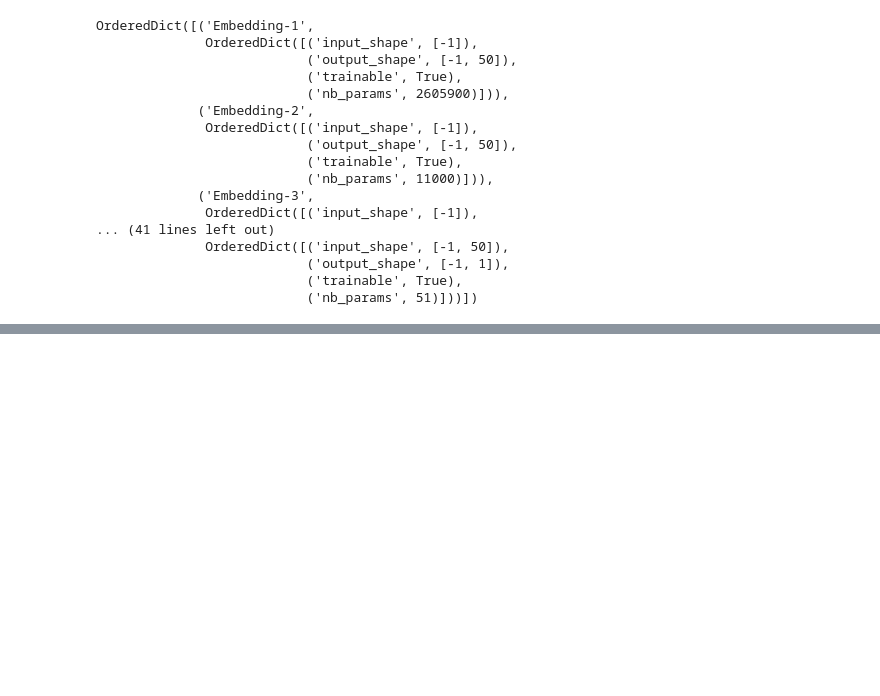
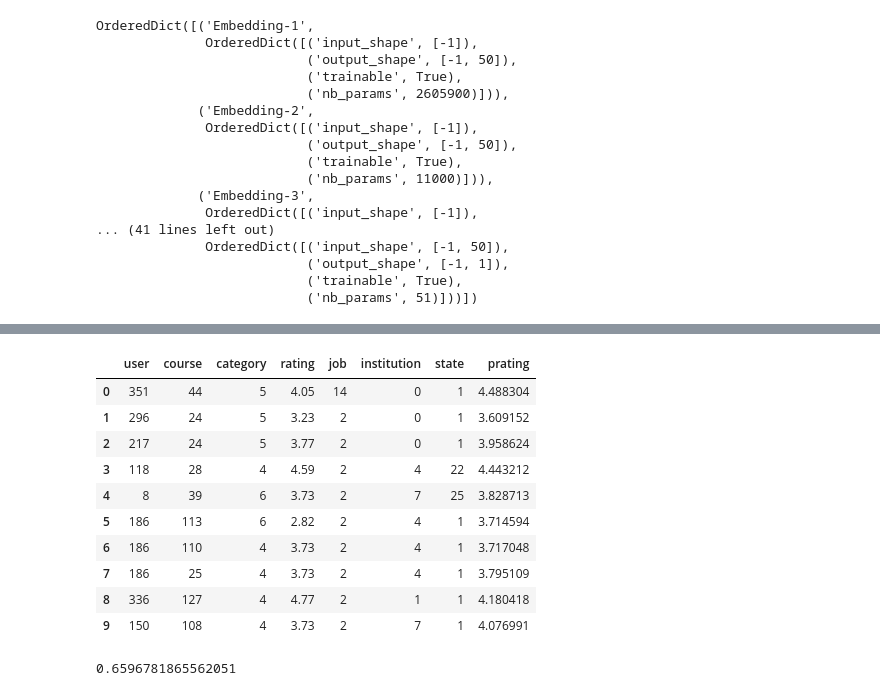
Before and after one commit to sariabod/mlnd_capstone, a Jupyter notebook: project.ipynb, the cells around one changed output, grey strips where cells are left out. Saved outputs shown, nothing was run; the diff lists cells and outputs as text; code cells hidden in the pictures; blank space fills up the shorter version.

```diff
--- a/project.ipynb
+++ b/project.ipynb
@@ -215,0 +254,21 @@ prediction[0][0]
+# %%
+def get_rating(df):
+    cat = df[cat_vars].values.astype(np.int64)[None]
+    prediction = to_np(model(V(cat),[]))
+    return prediction[0][0]
+# %%
+post_test['prating'] = post_test.apply(get_rating, axis=1)
+# %%
+post_test.head(10)
+# %% [output]
+|  | user | course | category | rating | job | institution | state | prating |
+| 0 | 351 | 44 | 5 | 4.05 | 14 | 0 | 1 | 4.488304 |
+| 1 | 296 | 24 | 5 | 3.23 | 2 | 0 | 1 | 3.609152 |
+| 2 | 217 | 24 | 5 | 3.77 | 2 | 0 | 1 | 3.958624 |
+| 3 | 118 | 28 | 4 | 4.59 | 2 | 4 | 22 | 4.443212 |
+| 4 | 8 | 39 | 6 | 3.73 | 2 | 7 | 25 | 3.828713 |
+| 5 | 186 | 113 | 6 | 2.82 | 2 | 4 | 1 | 3.714594 |
+| 6 | 186 | 110 | 4 | 3.73 | 2 | 4 | 1 | 3.717048 |
+| 7 | 186 | 25 | 4 | 3.73 | 2 | 4 | 1 | 3.795109 |
+| 8 | 336 | 127 | 4 | 4.77 | 2 | 1 | 1 | 4.180418 |
+| 9 | 150 | 108 | 4 | 3.73 | 2 | 7 | 1 | 4.076991 |
@@ -215,0 +277,4 @@ prediction[0][0]
+# %%
+rms_pt
+# %% [output]
+0.6596781865562051
```
Also changed, not shown: parts of 15 cells of this notebook, 5 other files.
